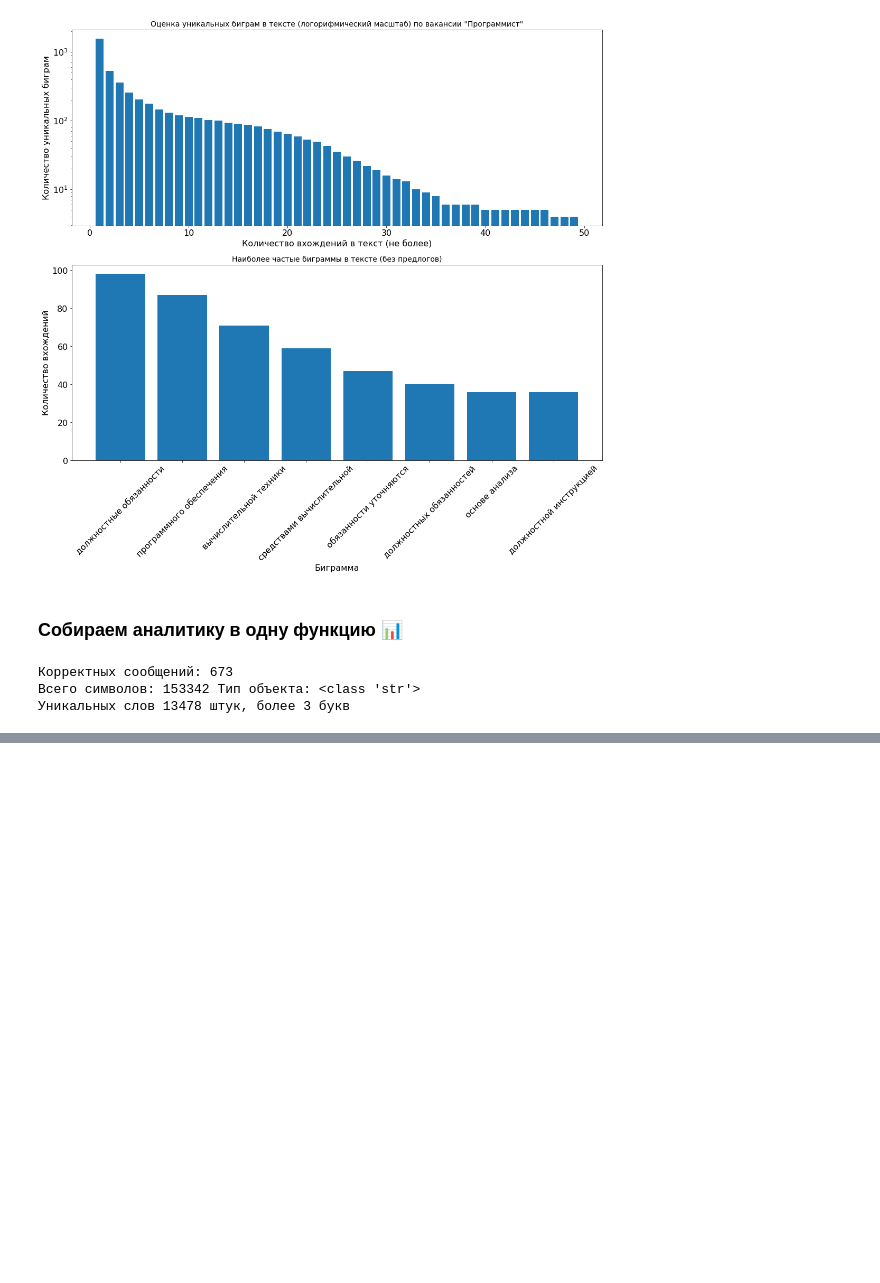
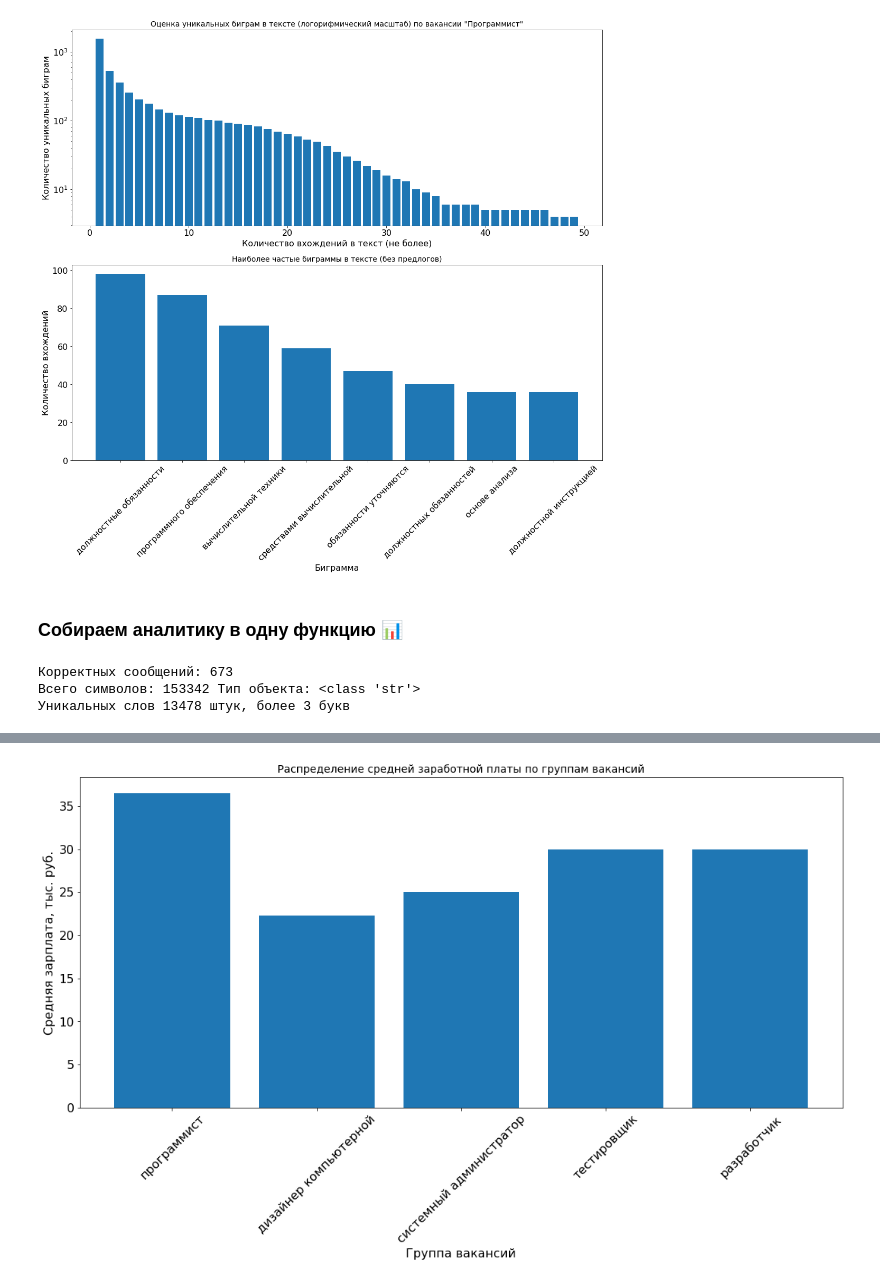
Before and after one commit to melchugin/choiceapp.deaflizards.ru, a Jupyter notebook: research/Sentiment.ipynb, the cells around one changed output, grey strips where cells are left out. Cells and saved outputs as stored; diff of their text form; code cells hidden in the pictures; blank space fills up the shorter version.

```diff
--- a/research/Sentiment.ipynb
+++ b/research/Sentiment.ipynb
@@ -502,0 +523,17 @@ mark_text_vacancies(test_vac, vac_type="программист", freq=True)
+# %%
+numeric_data_vacancies = pd.DataFrame()
+for vac in ["программист", "дизайнер компьютерной", "системный администратор", "тестировщик", "разработчик"]:
+    temp_stat = vacancies[["min_salary", "max_salary", "experience_requirements"]][
+        (vacancies["title"].str.lower().str.contains(vac)) &
+        (vacancies["min_salary"] > 0) & (vacancies["max_salary"] > 0)
+    ].describe()
+    temp_dict = {"vac" : vac}
+    for stat in temp_stat.columns:
+        temp_dict[str(stat) + "_min"] = temp_stat[stat]["min"]
+        temp_dict[str(stat) + "_max"] = temp_stat[stat]["max"]
+        temp_dict[str(stat) + "_mean"] = temp_stat[stat]["mean"]
+        temp_dict[str(stat) + "_50"] = temp_stat[stat]["50%"]
+    numeric_data_vacancies = numeric_data_vacancies.append(temp_dict, ignore_index=True)
+# %%
+numeric_data_vacancies.to_csv("train_data/numeric_data_vacancies.csv", index=False)
+numeric_data_vacancies.set_index("vac").T
@@ -502,0 +554,14 @@ mark_text_vacancies(test_vac, vac_type="программист", freq=True)
+# %%
+fig, ax = plt.subplots(1, figsize=(18,8))
+plt.rcParams.update({'font.size': 16})
+plt.bar(np.arange(5), numeric_data_vacancies["max_salary_50"] / 1000)
+plt.xlabel("Группа вакансий")
+plt.ylabel("Средняя зарплата, тыс. руб.")
+plt.title("Распределение средней заработной платы по группам вакансий")
+plt.xticks(np.arange(5), [str(x) for x in numeric_data_vacancies["vac"]], rotation=45)
+
+plt.savefig("graphs/salary.png", dpi=200,  bbox_inches = 'tight')
+
+plt.show()
+# %% [output]
+[figure, added]
```
Also changed, not shown: parts of 19 cells of this notebook.
